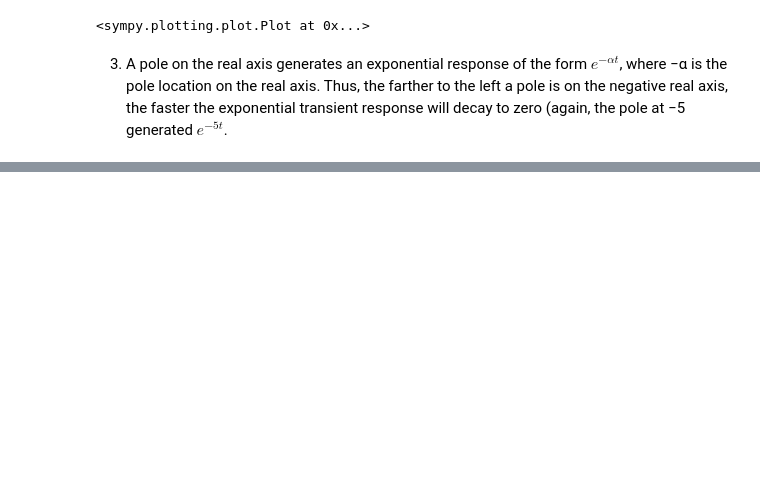
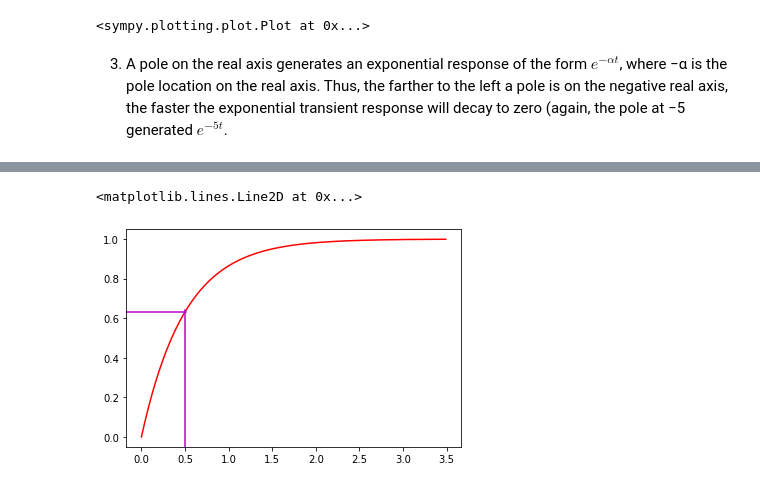
Before and after one commit to sayedul79/python-control-system, a Jupyter notebook: Time-Response.ipynb, the cells around one changed output, grey strips where cells are left out. Saved outputs shown, nothing was run; the diff lists cells and outputs as text; code cells hidden in the pictures; blank space fills up the shorter version.

```diff
--- a/Time-Response.ipynb
+++ b/Time-Response.ipynb
@@ -161,0 +198,20 @@ input pole generates the forced response.
+# %%
+a=2
+time_constant=1/a
+t=np.arange(0, 7*time_constant, step=.01)
+c_t=1-np.exp(-a*t)
+#final value of c(t) when t tends to infinity
+final_value=1
+#value of c(t) when t=one time constant
+c_time_constant_1=0.63*final_value
+#plot figure
+plt.plot(t, c_t, color="red")
+plt.axvline(x=time_constant,
+            ymax=c_time_constant_1,
+            color="m")
+plt.axhline(y=c_time_constant_1,
+            color="m",
+            xmax=0.18)
+# %% [output]
+<matplotlib.lines.Line2D at 0x...>
+[figure, added]
```
Also changed, not shown: parts of 34 cells of this notebook.
